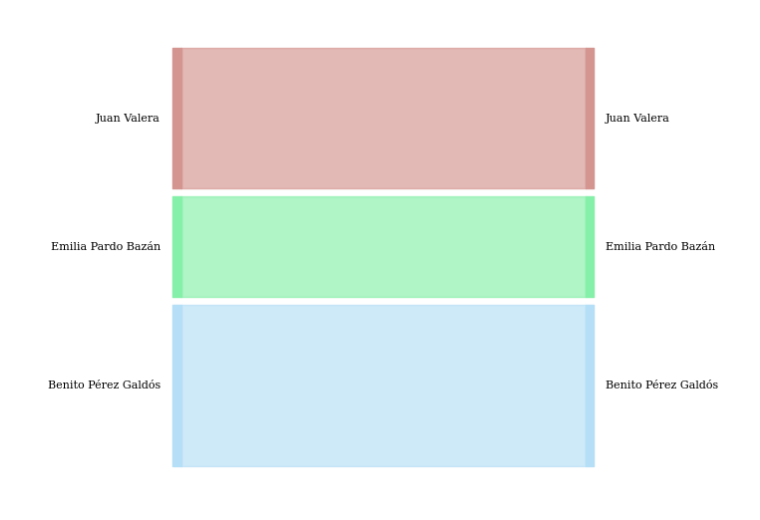
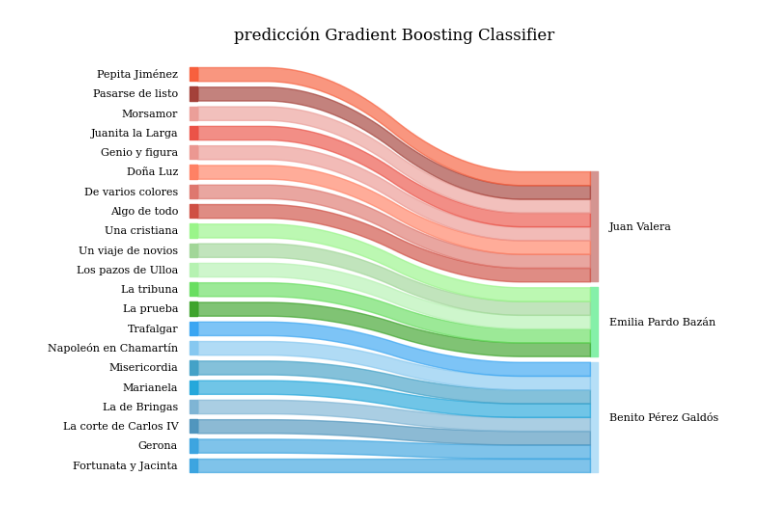
Before and after one commit to RaimundoRobotica/Stylometry, a Jupyter notebook: notebooks/plot.ipynb, the cells around one changed output. Drawn from its saved outputs; the diff is of its cells as text; code cells hidden in the pictures.

```diff
--- a/notebooks/plot.ipynb
+++ b/notebooks/plot.ipynb
@@ -40,11 +150,8 @@ knn_prediction
 # %%
-colorDict = {
-    'Benito Pérez Galdós':'#b5dff7',
-    'Emilia Pardo Bazán':'#84f0a8',
-    'Juan Valera':'#d49490',
-}
 sankey(
-    knn_prediction['author'], knn_prediction['prediction'], aspect=20, colorDict=colorDict,
+    knn_prediction['title'], knn_prediction['prediction'], aspect=20, colorDict=colorDict,
     fontsize=8, figure_name="customer-good"
 )
+plt.title('predicción k-NN')
+plt.show()
 # %% [output]
@@ -66,15 +189,8 @@ sankey(
 # %%
-colorDict = {
-    'Benito Pérez Galdós':'#b5dff7',
-    'Emilia Pardo Bazán':'#84f0a8',
-    'Juan Valera':'#d49490',
-    '0':'#d49490',
-    '1':'#b5dff7',
-    '2':'#84f0a8'
-}
-
 sankey(
-    clustering_prediction['author'], clustering_prediction['prediction'].astype(str), aspect=20, colorDict=colorDict,
+    clustering_prediction['title'], clustering_prediction['prediction'].astype(str), aspect=20, colorDict=colorDict,
     fontsize=8, figure_name="customer-good"
 )
+plt.title('predicción clustering')
+plt.show()
 # %% [output]
@@ -82,16 +198,9 @@ sankey(
 # %%
-colorDict = {
-    'Benito Pérez Galdós':'#b5dff7',
-    'Emilia Pardo Bazán':'#84f0a8',
-    'Juan Valera':'#d49490',
-    '0':'#d49490',
-    '1':'#b5dff7',
-    '2':'#84f0a8'
-}
+sankey(
+    gradient_boosting_prediction['title'], gradient_boosting_prediction['prediction'].astype(str), aspect=20, colorDict=colorDict,
+    fontsize=8, figure_name="customer-good")
 
-sankey(
-    gradient_boosting_prediction['author'], gradient_boosting_prediction['prediction'].astype(str), aspect=20, colorDict=colorDict,
-    fontsize=8, figure_name="customer-good"
-)
+plt.title('predicción Gradient Boosting Classifier')
+plt.show()
 # %% [output]
-[figure, old version]
+[figure, new version]
```
Also changed, not shown: parts of 22 cells of this notebook, 32 other files.
